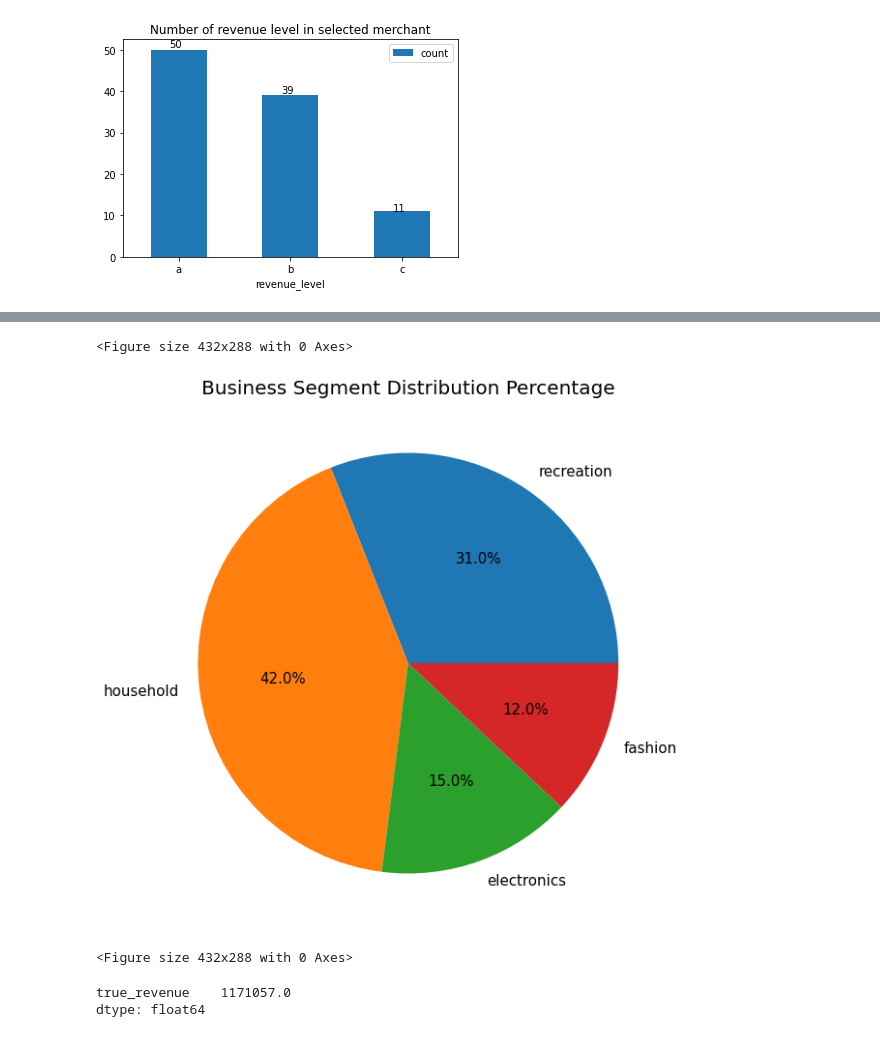
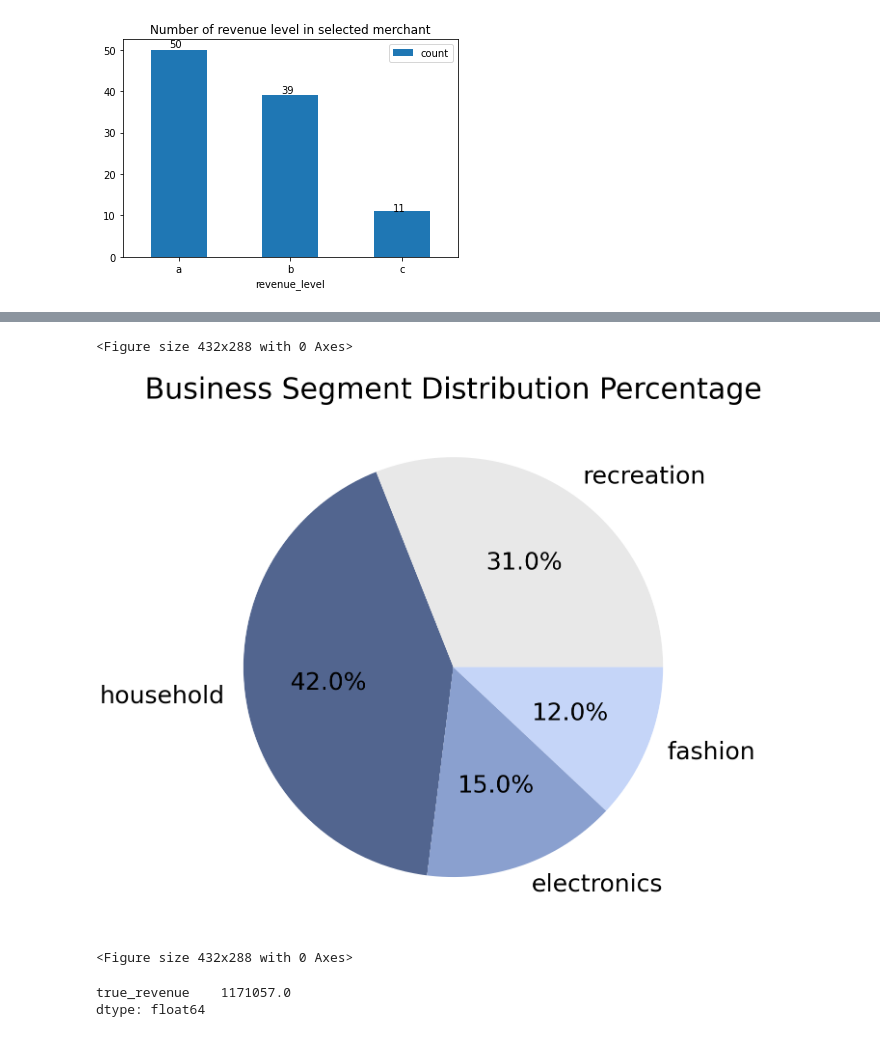
Before and after one commit to MAST30034-Applied-Data-Science/generic-buy-now-pay-later-project-group-45, a Jupyter notebook: notebooks/ranking.ipynb, the cells around one changed output, grey strips where cells are left out. Drawn from its saved outputs; the diff is of its cells as text; code cells hidden in the pictures.

```diff
--- a/notebooks/ranking.ipynb
+++ b/notebooks/ranking.ipynb
@@ -229,6 +229,8 @@ fig = ax.get_figure()
 fig.savefig("../plots/Number of revenue level in selected merchant.png")
 # %% [output]
 [figure]
+# %%
+colors = ['#e8e8e8','#52658f','#8aa0cf','#c5d5f8']
 # %%
 top100_revenue_distribution = top100.select("business_segment", "true_revenue")\
                                                         .groupby("business_segment").sum().toPandas()
@@ -250,18 +252,18 @@ plt.figure()
 # %%
 top100_segment_distribution = top100.select("business_segment").groupby("business_segment").count().toPandas()
 top100_segment_distribution = top100_segment_distribution.set_index("business_segment")
 ax = top100_segment_distribution.plot.pie(y='count', \
-                                        figsize=(10, 10),\
+                                        figsize=(20, 20),\
                                         legend=False, autopct='%1.1f%%', shadow=False, startangle=0,\
-                                        fontsize = 15,  ylabel = "")
+                                        fontsize = 50,  ylabel = "", colors = colors)
 
-ax.set_title("Business Segment Distribution Percentage", fontdict={'fontsize':20})
+ax.set_title("Business Segment Distribution Percentage", fontdict={'fontsize':60})
 
 plt.savefig("../plots/Business segment distribution.png")
 plt.figure()
 # %% [output]
 <Figure size 432x288 with 0 Axes>
-[figure, old version]
+[figure, new version]
 <Figure size 432x288 with 0 Axes>
 # %%
 top10_all_segment = top10fashion.union(top10electric)
```
Also changed, not shown: parts of 7 cells of this notebook.
